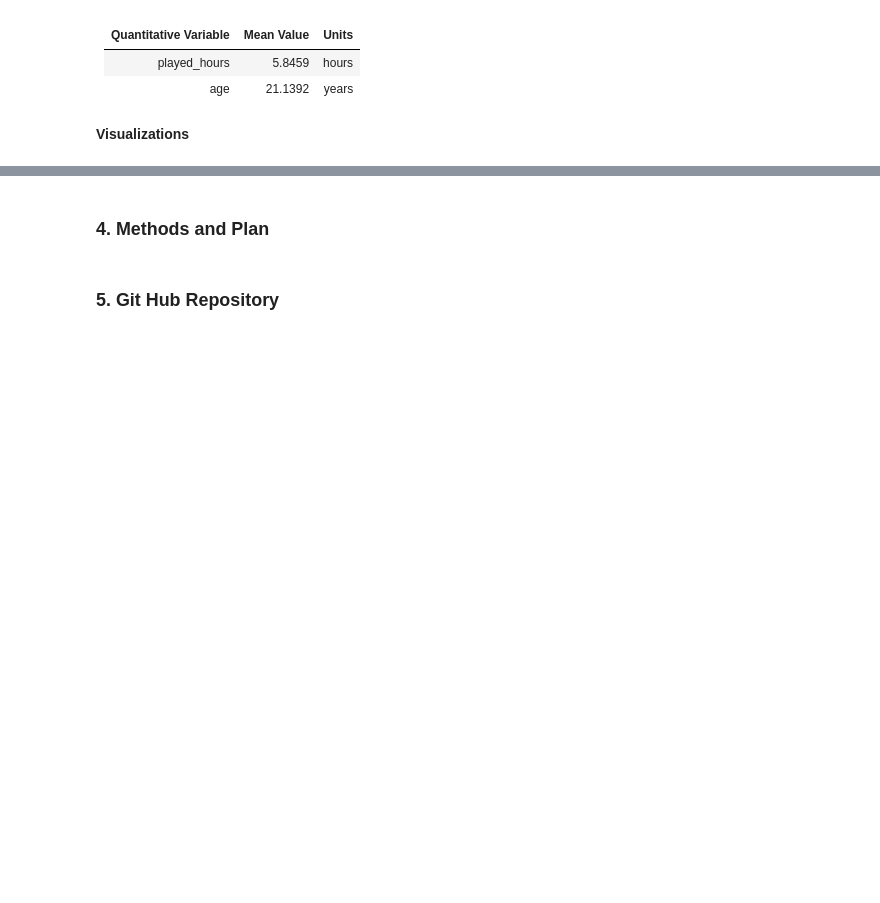
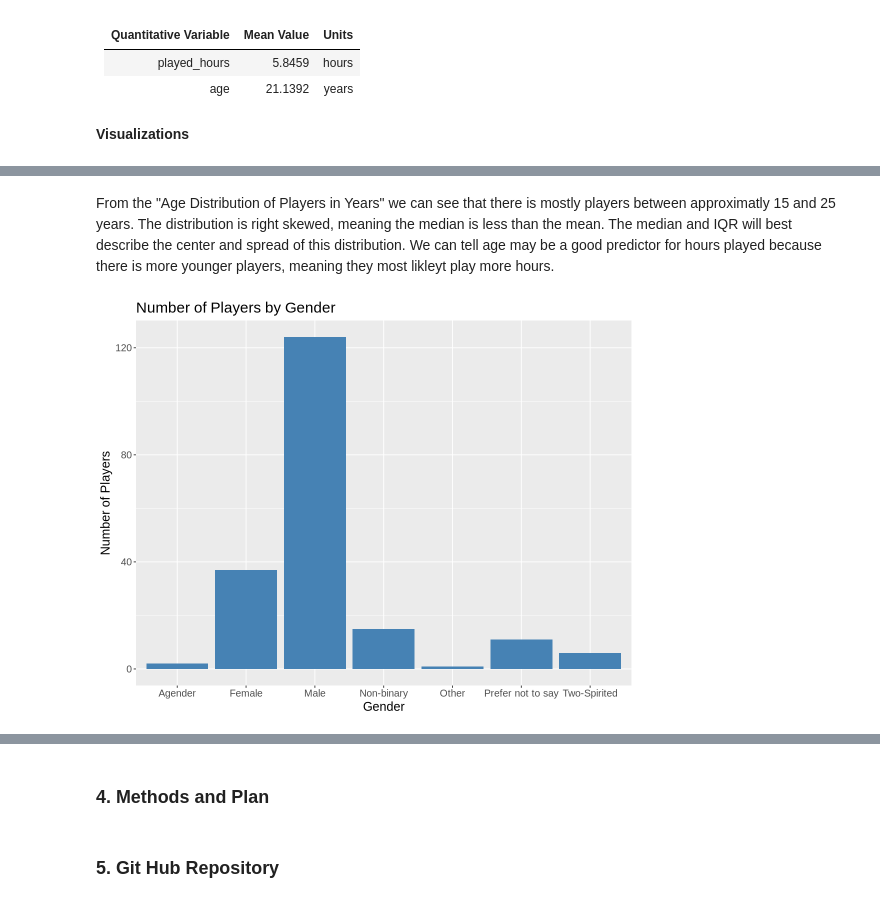
Before and after one commit to emilyk-05/individual_project_planning, a Jupyter notebook: individual_project_planning.ipynb, the cells around one changed output, grey strips where cells are left out. Drawn from its saved outputs; the diff is of its cells as text; code cells hidden in the pictures; blank space fills up the shorter version.

```diff
--- a/individual_project_planning.ipynb
+++ b/individual_project_planning.ipynb
@@ -129,0 +130,14 @@ Warning message in plot_theme(plot):
+# %% [markdown]
+From the "Age Distribution of Players in Years" we can see that there is mostly players between approximatly 15 and 25 years. The distribution is right skewed, meaning the median is less than the mean. The median and IQR will best describe the center and spread of this distribution. We can tell age may be a good predictor for hours played because there is more younger players, meaning they most likleyt play more hours.
+# %%
+options(repr.plot.height = 7, repr.plot.width = 9)
+players_gender <- players_data |>
+    ggplot(aes(x = gender)) +
+    geom_bar(fill = "steelblue") +
+    xlab("Gender") +
+    ylab("Number of Players") +
+    ggtitle("Number of Players by Gender") +
+    theme(text = element_text(size = 15))
+players_gender
+# %% [output]
+[figure, added]
```
Also changed, not shown: parts of 5 cells of this notebook.
